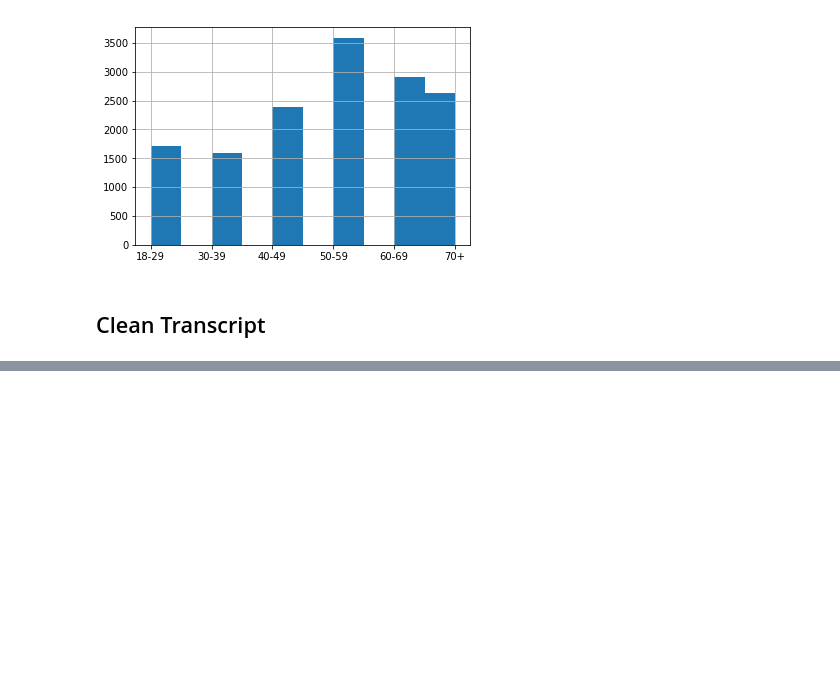
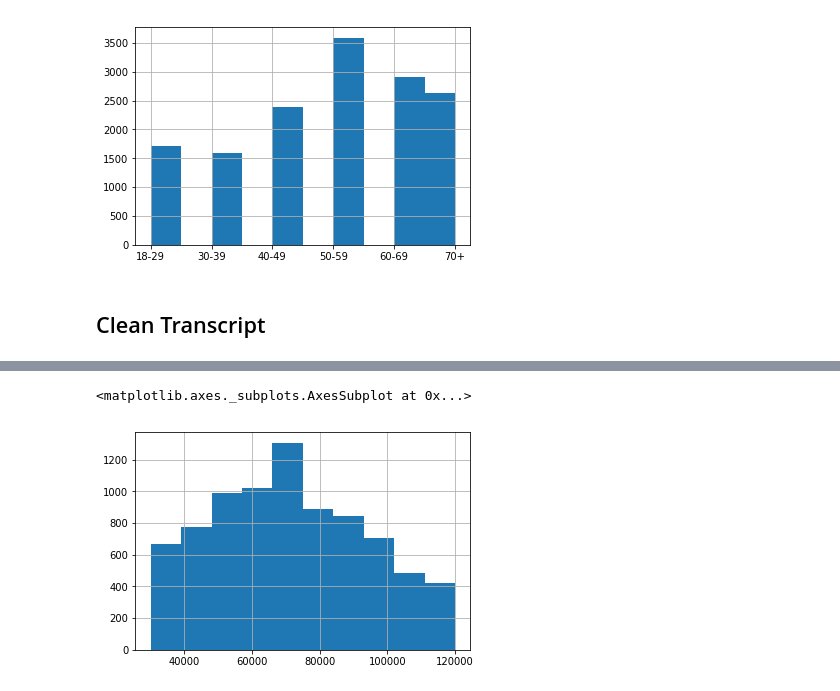
Before and after one commit to mkidwai/capstone, a Jupyter notebook: Starbucks_Capstone_notebook.ipynb, the cells around one changed output, grey strips where cells are left out. Saved outputs shown, nothing was run; the diff lists cells and outputs as text; code cells hidden in the pictures; blank space fills up the shorter version.

```diff
--- a/Starbucks_Capstone_notebook.ipynb
+++ b/Starbucks_Capstone_notebook.ipynb
@@ -515,0 +627,3 @@ dfFull.loc[dfFull['F']==1]
+# %%
+completeNoOffer = np.where((dfFull['offer completed'] == 1) & (dfFull['W/ Promotion'] == 0))
+completeNoOffer
@@ -515,0 +656,5 @@ dfFull.loc[dfFull['F']==1]
+# %%
+dfFull.iloc[completeNoOffer].income.hist()
+# %% [output]
+<matplotlib.axes._subplots.AxesSubplot at 0x...>
+[figure, added]
```
Also changed, not shown: parts of 23 cells of this notebook.
